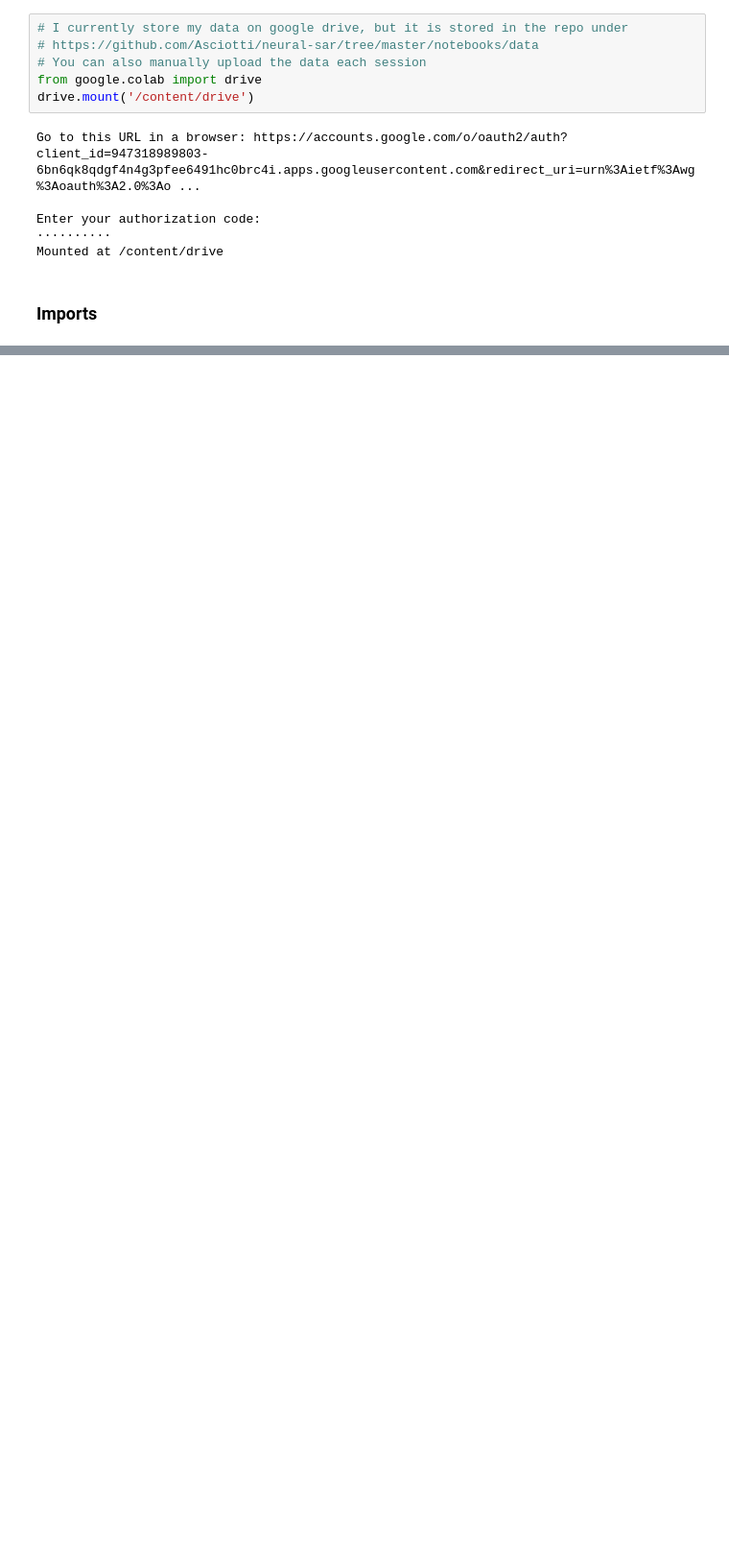
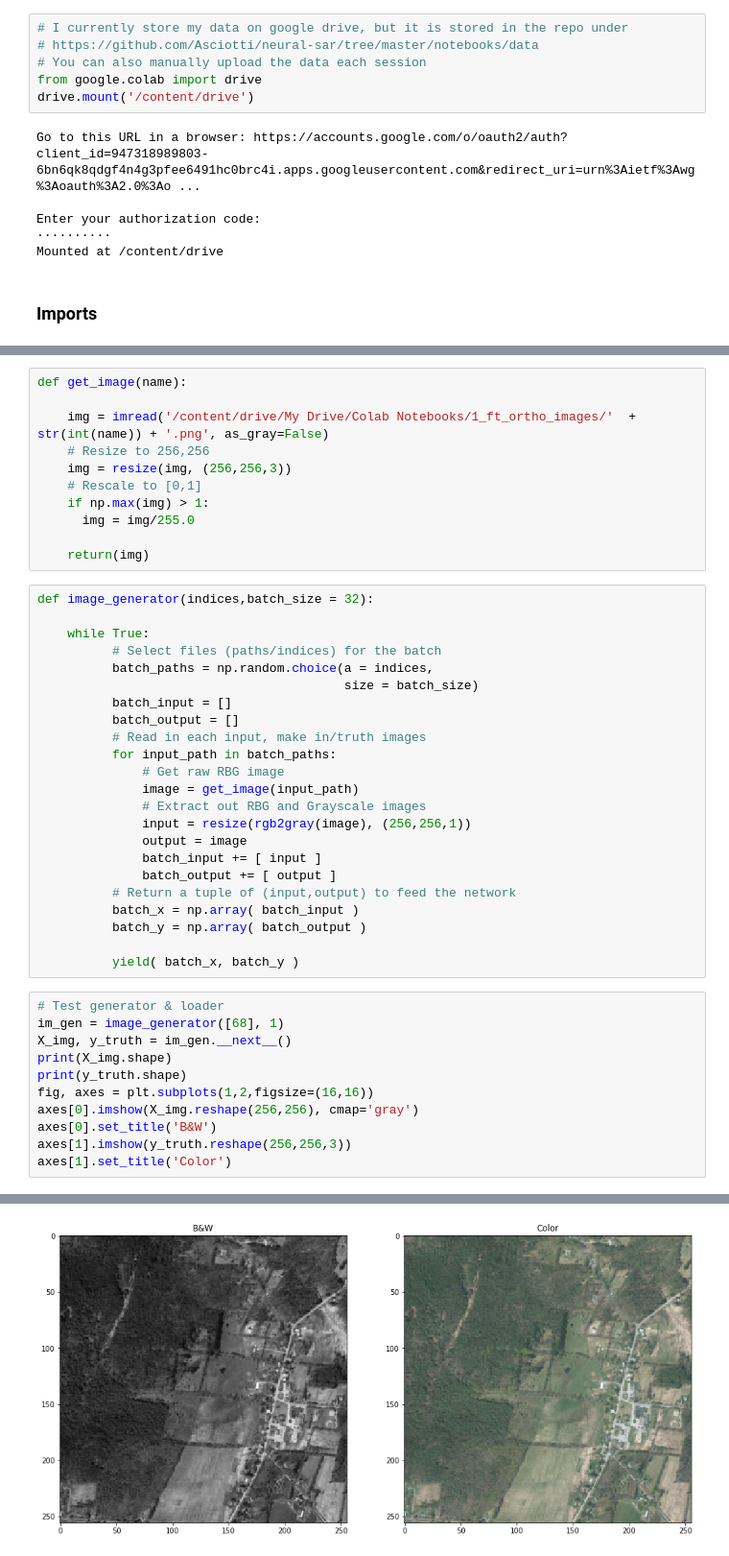
Before and after one commit to Asciotti/neural-sar, a Jupyter notebook: notebooks/1_simple_autoencoder.ipynb, the cells around one changed output, grey strips where cells are left out. Shown at 96% size. Cells and saved outputs as stored; diff of their text form; blank space fills up the shorter version.

```diff
--- a/notebooks/1_simple_autoencoder.ipynb
+++ b/notebooks/1_simple_autoencoder.ipynb
@@ -45,0 +76,46 @@ axes.imshow(im, cmap='gray')
+# %%
+def get_image(name):
+
+    img = imread('/content/drive/My Drive/Colab Notebooks/1_ft_ortho_images/'  + str(int(name)) + '.png', as_gray=False)
+    # Resize to 256,256
+    img = resize(img, (256,256,3))
+    # Rescale to [0,1]
+    if np.max(img) > 1:
+      img = img/255.0
+
+    return(img)
+# %%
+def image_generator(indices,batch_size = 32):
+
+    while True:
+          # Select files (paths/indices) for the batch
+          batch_paths = np.random.choice(a = indices,
+                                         size = batch_size)
+          batch_input = []
+          batch_output = []
+          # Read in each input, make in/truth images
+          for input_path in batch_paths:
+              # Get raw RBG image
+              image = get_image(input_path)
+              # Extract out RBG and Grayscale images
+              input = resize(rgb2gray(image), (256,256,1))
+              output = image
+              batch_input += [ input ]
+              batch_output += [ output ]
+          # Return a tuple of (input,output) to feed the network
+          batch_x = np.array( batch_input )
+          batch_y = np.array( batch_output )
+
+          yield( batch_x, batch_y )
+# %%
+# Test generator & loader
+im_gen = image_generator([68], 1)
+X_img, y_truth = im_gen.__next__()
+print(X_img.shape)
+print(y_truth.shape)
+fig, axes = plt.subplots(1,2,figsize=(16,16))
+axes[0].imshow(X_img.reshape(256,256), cmap='gray')
+axes[0].set_title('B&W')
+axes[1].imshow(y_truth.reshape(256,256,3))
+axes[1].set_title('Color')
+# %% [output]
@@ -45,0 +125 @@ axes.imshow(im, cmap='gray')
+[figure, added]
```
Also changed, not shown: parts of 20 cells of this notebook.
